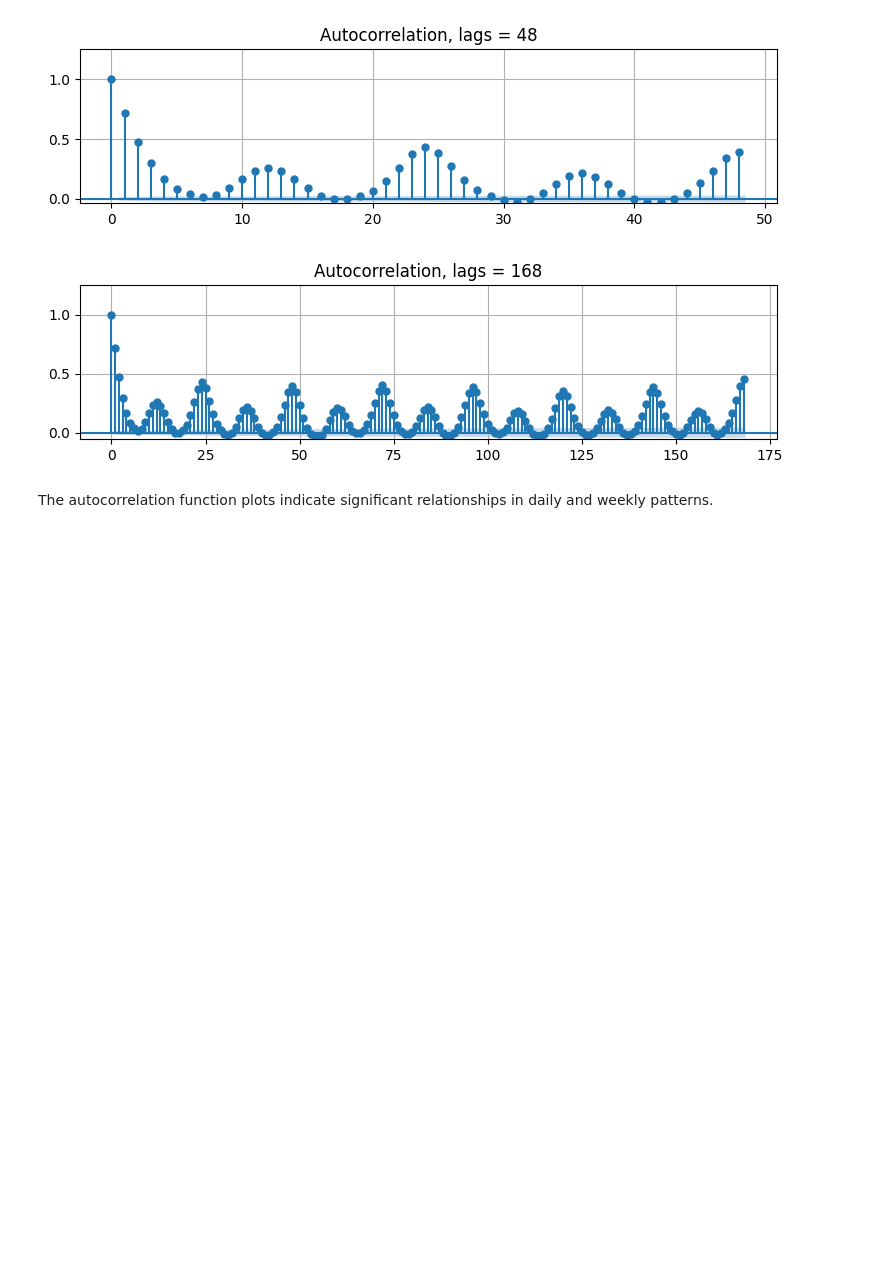
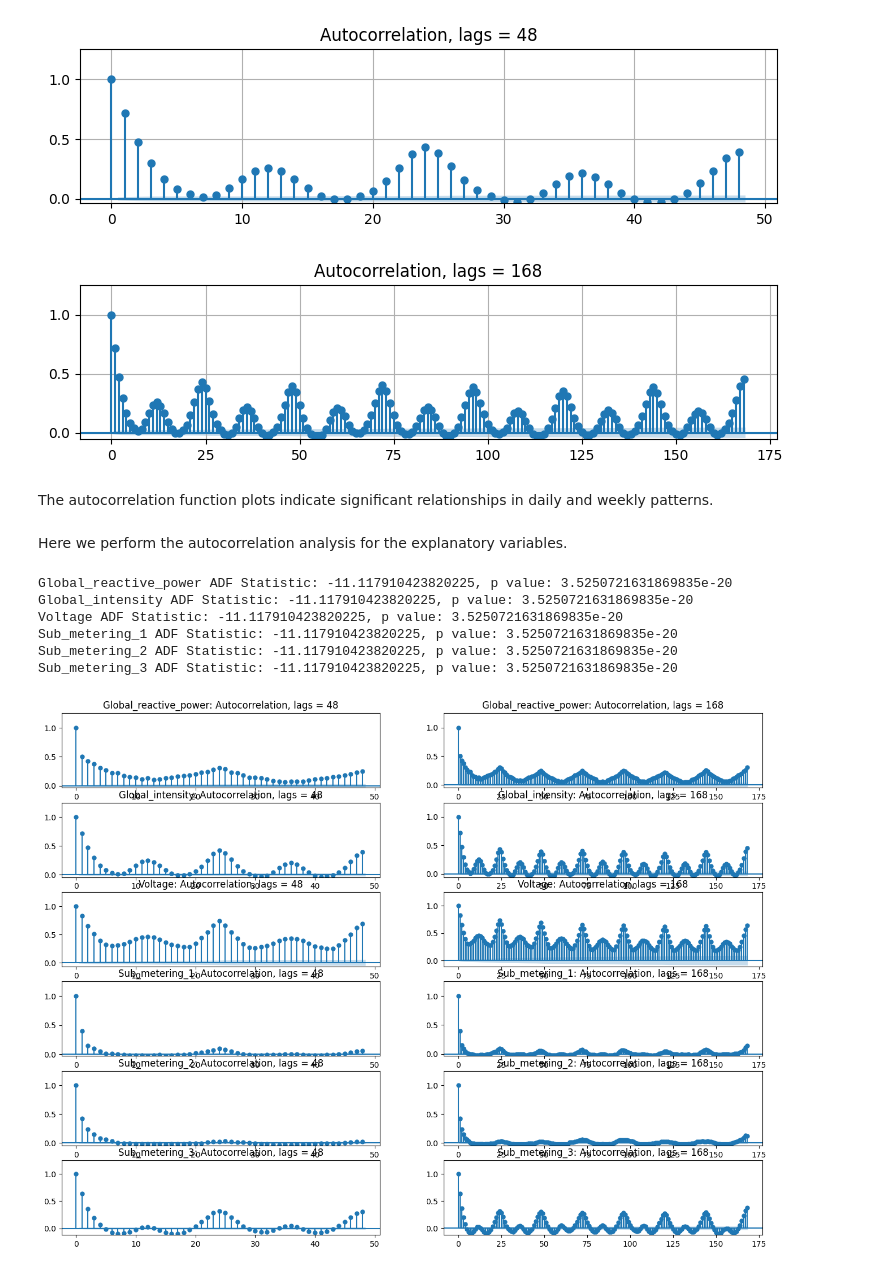
Before and after one commit to veetirajaniemi/adaml-ml-project, a Jupyter notebook: autocorrelation_analysis.ipynb, the cells around one changed output. Drawn from its saved outputs; the diff is of its cells as text; code cells hidden in the pictures; blank space fills up the shorter version.

Commit message:
Cleaned and added more analysis
Added analysis for explanatory variables.

```diff
--- a/autocorrelation_analysis.ipynb
+++ b/autocorrelation_analysis.ipynb
@@ -53,3 +60,30 @@ p value: 3.5250721631869835e-20
 [figure]
 # %% [markdown]
 The autocorrelation function plots indicate significant relationships in daily and weekly patterns.
+# %% [markdown]
+Here we perform the autocorrelation analysis for the explanatory variables.
+# %%
+fig, axes = plt.subplots(nrows=6,ncols=2,figsize=(20,12))
+axes = axes.flatten()
+#Columns
+cols = df_hourly.columns[2:]
+
+i = 0
+for col in cols:
+    values = df_hourly[col].to_numpy()
+    #Stationarity test
+    ADF_result = adfuller(values[:1000*24])
+    print(f"{col} ADF Statistic: {np.round(ADF_result[0],2)}, p value: {np.round(ADF_result[1],2)}")
+    #Autocorrelation function
+    plot_acf(values[:1000*24],lags = 48,ax=axes[i], auto_ylims=True, title=f"{col}: Autocorrelation, lags = 48")
+    i += 1
+    plot_acf(values[:1000*24],lags = 168,ax=axes[i], auto_ylims=True, title=f"{col}: Autocorrelation, lags = 168")
+    i += 1
+# %% [output]
+Global_reactive_power ADF Statistic: -11.117910423820225, p value: 3.5250721631869835e-20
+Global_intensity ADF Statistic: -11.117910423820225, p value: 3.5250721631869835e-20
+Voltage ADF Statistic: -11.117910423820225, p value: 3.5250721631869835e-20
+Sub_metering_1 ADF Statistic: -11.117910423820225, p value: 3.5250721631869835e-20
+Sub_metering_2 ADF Statistic: -11.117910423820225, p value: 3.5250721631869835e-20
+Sub_metering_3 ADF Statistic: -11.117910423820225, p value: 3.5250721631869835e-20
+[figure, added]
```
Also changed, not shown: parts of 3 cells of this notebook.
